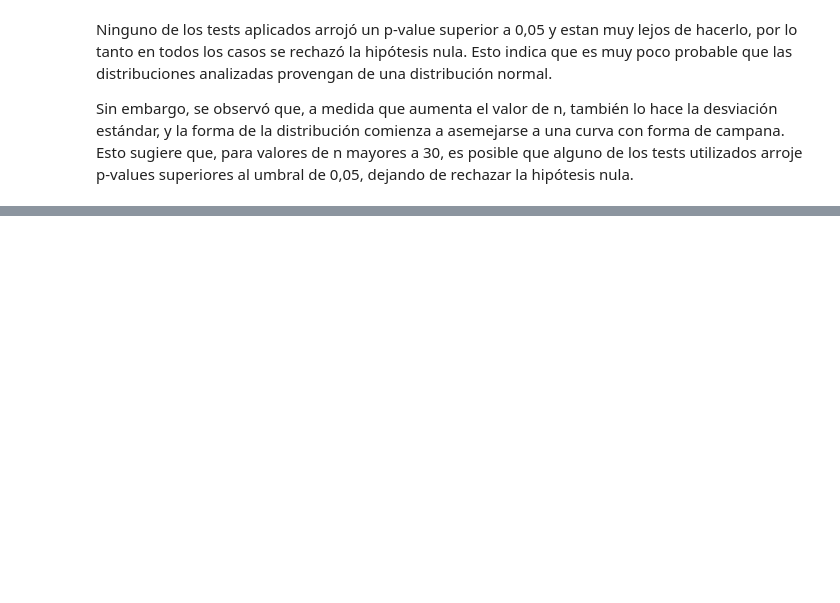
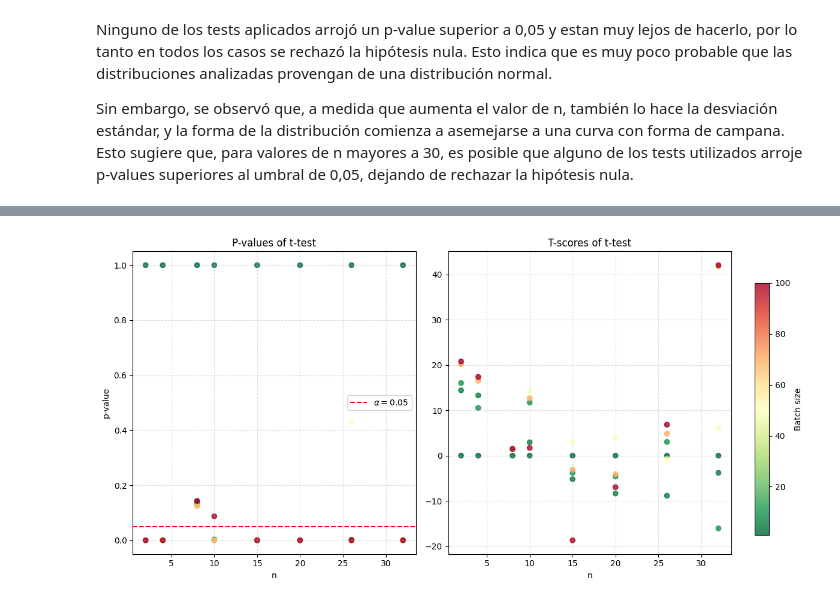
Before and after one commit to 0David1/Probabilidad, a Jupyter notebook: Untitled(1).ipynb, the cells around one changed output, grey strips where cells are left out. Drawn from its saved outputs; the diff is of its cells as text; code cells hidden in the pictures; blank space fills up the shorter version.

Commit message:
Agrega t-tests

```diff
--- a/Untitled(1).ipynb
+++ b/Untitled(1).ipynb
@@ -331,0 +362,53 @@ Sin embargo, se observó que, a medida que aumenta el valor de n, también lo ha
+# %%
+from scipy.stats import ttest_ind
+
+T = []
+p_values = []
+batch_values = []
+n_values = []
+
+for n in ns:
+    simple = df[(df["n"] == n) & (df["batch_size"] == 1)]["time_ms"]
+    for batch in batch_sizes:
+        lote = df[(df["n"] == n) & (df["batch_size"] == batch)]["time_ms"]
+
+        t_stat, p_value = ttest_ind(simple, lote)
+        T.append(t_stat)
+        p_values.append(p_value)
+        n_values.append(n)
+        batch_values.append(batch)
+
+
+fig, axes = plt.subplots(1, 2, figsize=(12, 6))
+
+sc1 = axes[0].scatter(
+    n_values, p_values,
+    c=batch_values,
+    cmap="RdYlGn_r",
+    alpha=0.8
+)
+axes[0].axhline(0.05, color='red', linestyle='--', label=r"$\alpha = 0.05$")
+axes[0].legend()
+axes[0].set_title("P-values of t-test")
+axes[0].set_xlabel("n")
+axes[0].set_ylabel("p-value")
+axes[0].grid(True, which="both", ls="--", alpha=0.4)
+
+sc2 = axes[1].scatter(
+    n_values, T,
+    c=batch_values,
+    cmap="RdYlGn_r",
+    alpha=0.8
+)
+axes[1].set_title("T-scores of t-test")
+axes[1].set_xlabel("n")
+axes[1].grid(True, which="both", ls="--", alpha=0.4)
+
+cbar_ax = fig.add_axes([0.92, 0.15, 0.02, 0.7])
+cbar = fig.colorbar(sc2, cax=cbar_ax)
+cbar.set_label("Batch size")
+
+plt.tight_layout(rect=[0, 0, 0.9, 1])
+plt.show()
+# %% [output]
+[figure, added]
```
Also changed, not shown: parts of 5 cells of this notebook.
